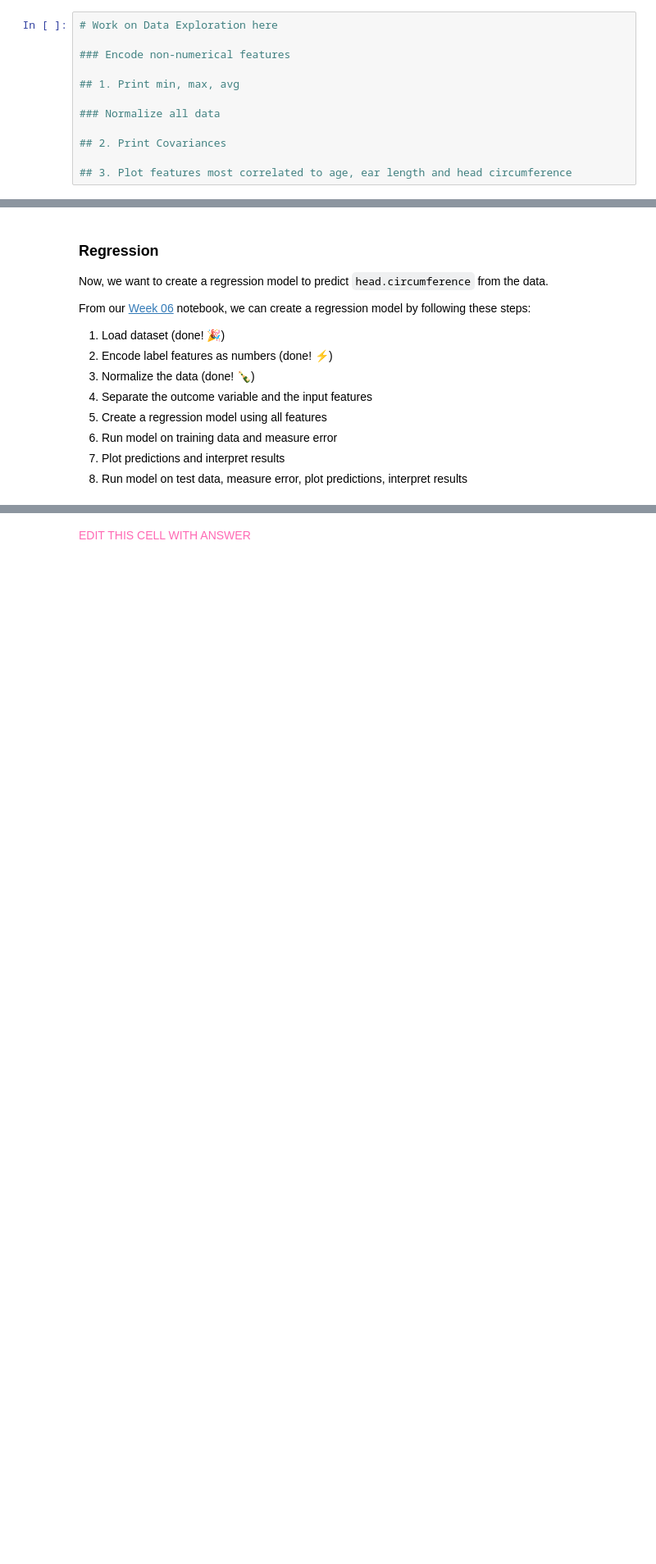
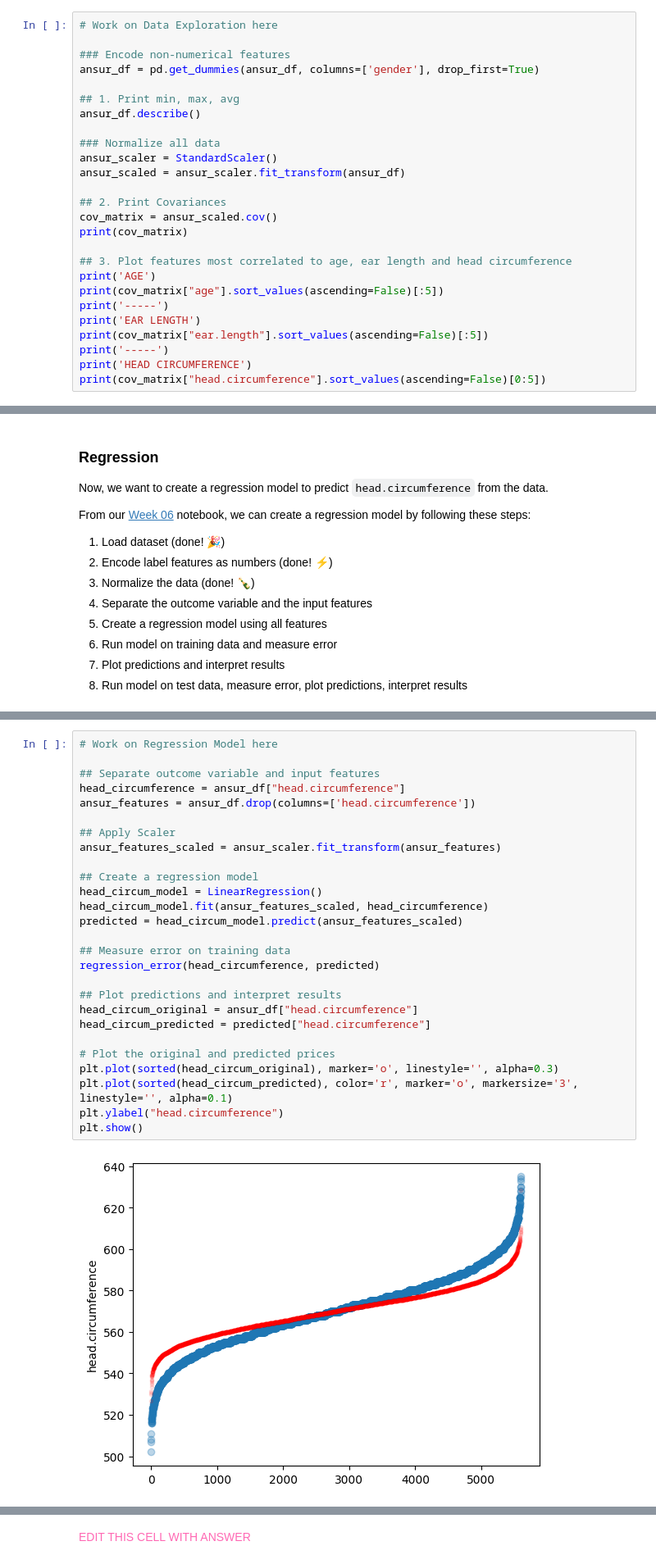
Before and after one commit to takuman-parsons-ml/Homework06, a Jupyter notebook: Homework06.ipynb, the cells around one changed output, grey strips where cells are left out. Shown at 82% size. Drawn from its saved outputs; the diff is of its cells as text; blank space fills up the shorter version.

```diff
--- a/Homework06.ipynb
+++ b/Homework06.ipynb
@@ -77,11 +112,25 @@ Don't forget to *encode* and *normalize* the data.
 # Work on Data Exploration here
 
 ### Encode non-numerical features
+ansur_df = pd.get_dummies(ansur_df, columns=['gender'], drop_first=True)
 
 ## 1. Print min, max, avg
+ansur_df.describe()
 
 ### Normalize all data
+ansur_scaler = StandardScaler()
+ansur_scaled = ansur_scaler.fit_transform(ansur_df)
 
 ## 2. Print Covariances
+cov_matrix = ansur_scaled.cov()
+print(cov_matrix)
 
 ## 3. Plot features most correlated to age, ear length and head circumference
+print('AGE')
+print(cov_matrix["age"].sort_values(ascending=False)[:5])
+print('-----')
+print('EAR LENGTH')
+print(cov_matrix["ear.length"].sort_values(ascending=False)[:5])
+print('-----')
+print('HEAD CIRCUMFERENCE')
+print(cov_matrix["head.circumference"].sort_values(ascending=False)[0:5])
@@ -122,3 +180,32 @@ From our [Week 06](https://github.com/PSAM-5020-2025S-A/WK06) notebook, we can c
+# %%
+# Work on Regression Model here
+
+## Separate outcome variable and input features
+head_circumference = ansur_df["head.circumference"]
+ansur_features = ansur_df.drop(columns=['head.circumference'])
+
+## Apply Scaler
+ansur_features_scaled = ansur_scaler.fit_transform(ansur_features)
+
+## Create a regression model
+head_circum_model = LinearRegression()
+head_circum_model.fit(ansur_features_scaled, head_circumference)
+predicted = head_circum_model.predict(ansur_features_scaled)
+
+## Measure error on training data
+regression_error(head_circumference, predicted)
+
+## Plot predictions and interpret results
+head_circum_original = ansur_df["head.circumference"]
+head_circum_predicted = predicted["head.circumference"]
+
+# Plot the original and predicted prices
+plt.plot(sorted(head_circum_original), marker='o', linestyle='', alpha=0.3)
+plt.plot(sorted(head_circum_predicted), color='r', marker='o', markersize='3', linestyle='', alpha=0.1)
+plt.ylabel("head.circumference")
+plt.show()
+# %% [output]
+[figure, added]
 # %%
 ## Load Test Data
 ANSUR_TEST_FILE = "https://raw.githubusercontent.com/PSAM-5020-2025S-A/5020-utils/main/datasets/json/ansur-test.json"
```
Also changed, not shown: parts of 9 cells of this notebook.
